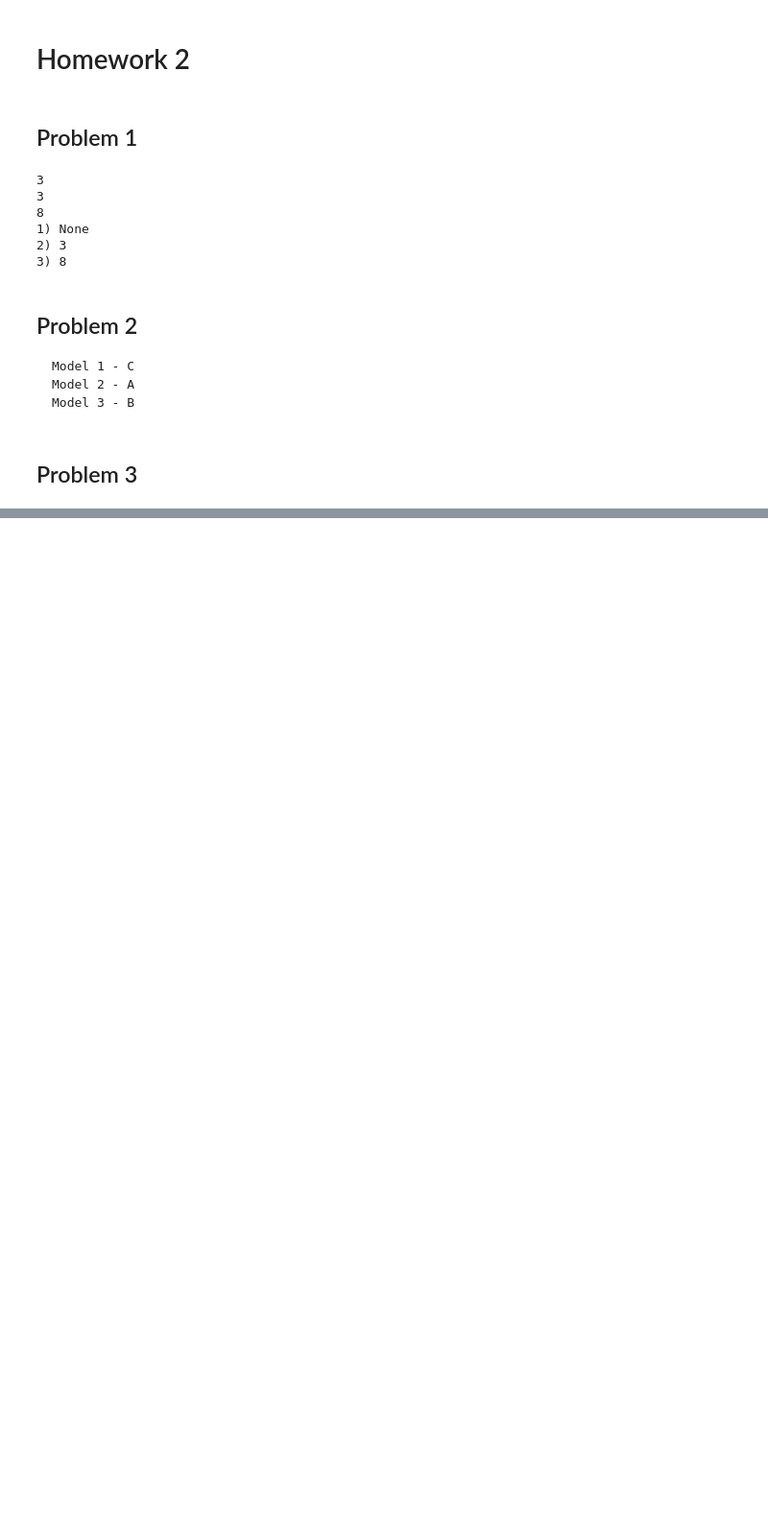
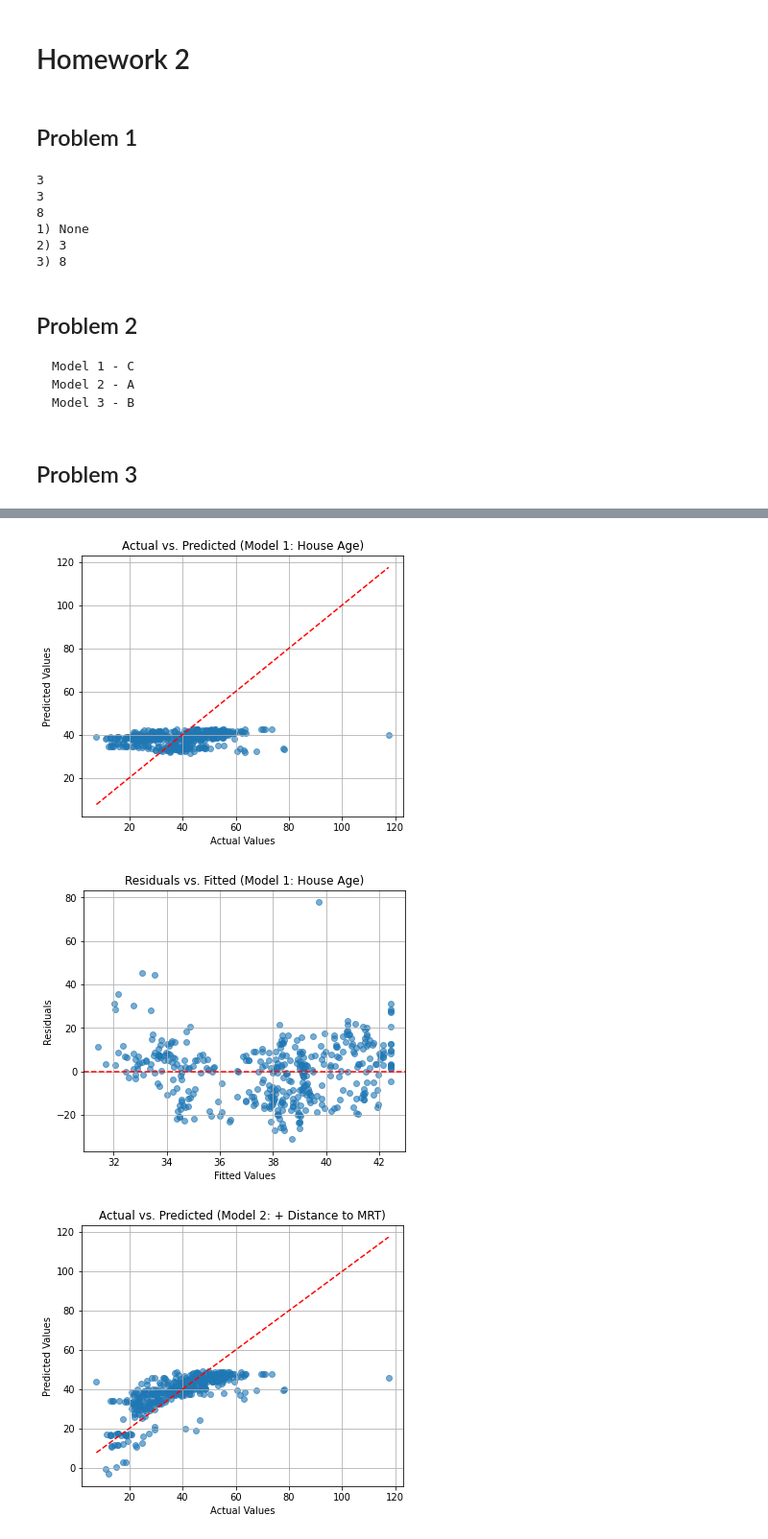
Before and after one commit to CieranW/SIE433, a Jupyter notebook: hw2/hw2.ipynb, the cells around one changed output, grey strips where cells are left out. Shown at 96% size. Drawn from its saved outputs; the diff is of its cells as text; code cells hidden in the pictures; blank space fills up the shorter version.

```diff
--- a/hw2/hw2.ipynb
+++ b/hw2/hw2.ipynb
@@ -52,0 +239,66 @@ data = pd.read_csv("Real_estate_valuation_dataset_HW2.csv")
+# %%
+# Define models with incrementally added features
+models = []
+features_list = [
+    ["houseAge"],  # Model 1
+    ["houseAge", "distanceToNearestMRTStation"],  # Model 2
+    ["houseAge", "distanceToNearestMRTStation", "numberOfConvenienceStores"],  # Model 3
+    [
+        "houseAge",
+        "distanceToNearestMRTStation",
+        "numberOfConvenienceStores",
+        "latitude",
+    ],  # Model 4
+    [
+        "houseAge",
+        "distanceToNearestMRTStation",
+        "numberOfConvenienceStores",
+        "latitude",
+        "longitude",
+    ],  # Model 5
+]
+
+# Fit models and store them
+for features in features_list:
+    X = sm.add_constant(data[features])
+    model = sm.OLS(y, X).fit()
+    models.append((features, model))
+
+# Titles for plots
+titles = [
+    "Model 1: House Age",
+    "Model 2: + Distance to MRT",
+    "Model 3: + Convenience Stores",
+    "Model 4: + Latitude",
+    "Model 5: + Longitude",
+]
+
+# Generate plots for each model
+for i, (features, model) in enumerate(models):
+    # Get predictions
+    data[f"fitted_values_{i+1}"] = model.fittedvalues
+    residuals = y - data[f"fitted_values_{i+1}"]
+
+    # Actual vs. Predicted
+    plt.figure(figsize=(6, 5))
+    plt.scatter(y, data[f"fitted_values_{i+1}"], alpha=0.6)
+    plt.plot([y.min(), y.max()], [y.min(), y.max()], "r--")  # 45-degree reference line
+    plt.xlabel("Actual Values")
+    plt.ylabel("Predicted Values")
+    plt.title(f"Actual vs. Predicted ({titles[i]})")
+    plt.grid(True)
+    plt.show()
+
+    # Residuals vs. Fitted
+    plt.figure(figsize=(6, 5))
+    plt.scatter(data[f"fitted_values_{i+1}"], residuals, alpha=0.6)
+    plt.axhline(y=0, color="r", linestyle="--")
+    plt.xlabel("Fitted Values")
+    plt.ylabel("Residuals")
+    plt.title(f"Residuals vs. Fitted ({titles[i]})")
+    plt.grid(True)
+    plt.show()
+# %% [output]
+[figure, added]
+[figure, added]
+[figure, added]
```
Also changed, not shown: parts of 6 cells of this notebook, 2 other files.
